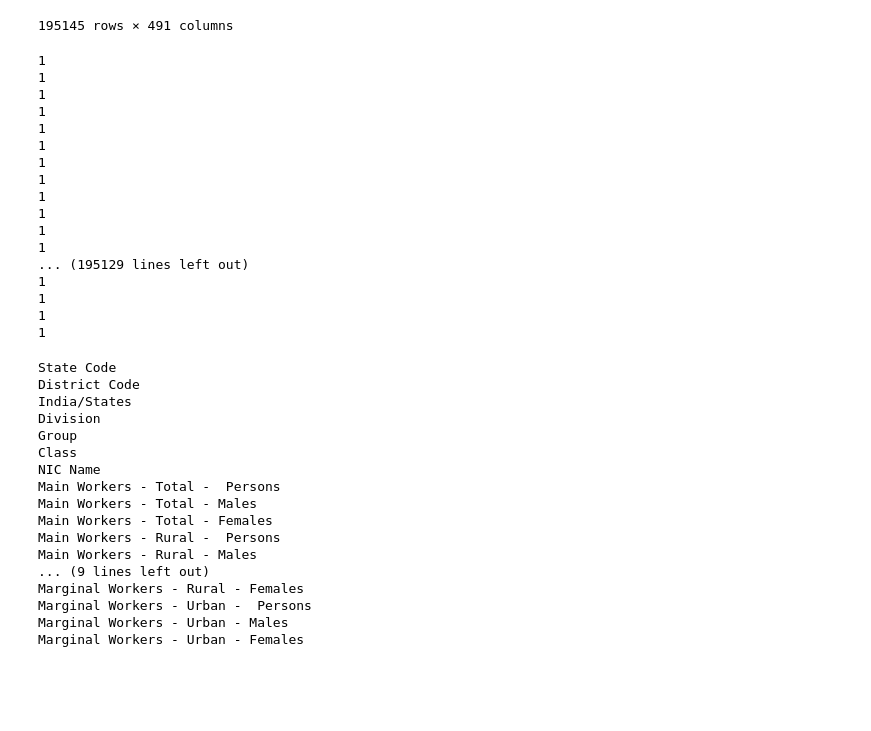
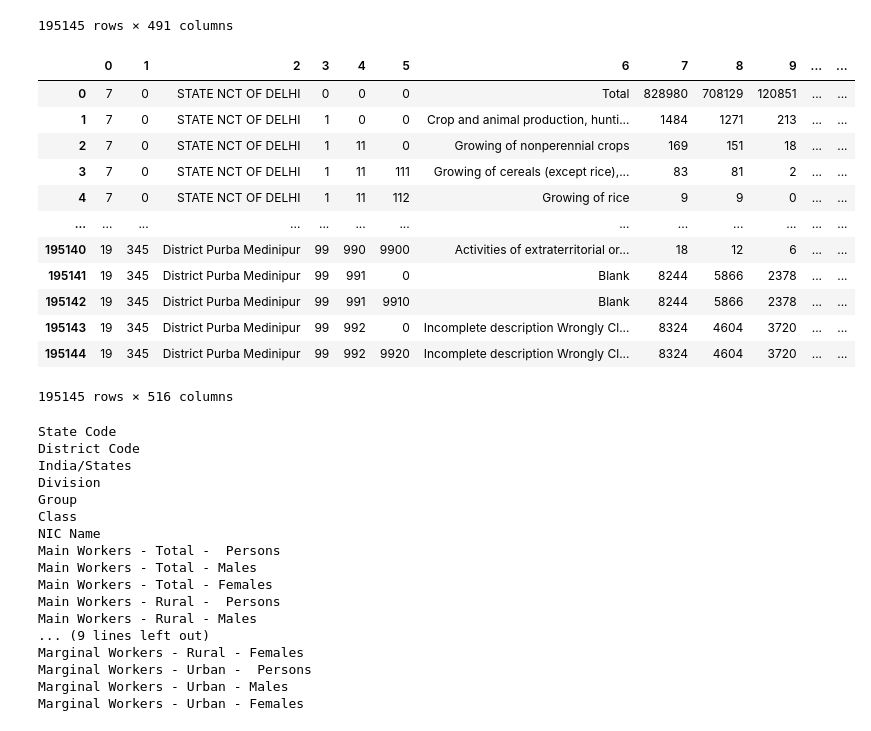
Before and after one commit to sarathifz/CT-project, a Jupyter notebook: final_test1.ipynb, the cells around one changed output. Cells and saved outputs as stored; diff of their text form; code cells hidden in the pictures; blank space fills up the shorter version.

```diff
--- a/final_test1.ipynb
+++ b/final_test1.ipynb
@@ -99,27 +99,23 @@ dummy_df
 | 195143 | 0 | 0 | 0 | 0 | ... |
 | 195144 | 0 | 0 | 0 | 0 | ... |
 195145 rows × 491 columns
-# %%
-for i in df['dummies_S/I']:
-    print(i)
-# %% [output]
-1
-1
-1
-1
-1
-1
-1
-1
-1
-1
-1
-1
-... (195129 lines left out)
-1
-1
-1
-1
+# %%
+df1 = pd.concat([df,dummy_df],ignore_index=True,axis=1)
+df1
+# %% [output]
+|  | 0 | 1 | 2 | 3 | 4 | 5 | 6 | 7 | 8 | 9 | ... | ... |
+| 0 | 7 | 0 | STATE NCT OF DELHI | 0 | 0 | 0 | Total | 828980 | 708129 | 120851 | ... | ... |
+| 1 | 7 | 0 | STATE NCT OF DELHI | 1 | 0 | 0 | Crop and animal production, hunti... | 1484 | 1271 | 213 | ... | ... |
+| 2 | 7 | 0 | STATE NCT OF DELHI | 1 | 11 | 0 | Growing of nonperennial crops | 169 | 151 | 18 | ... | ... |
+| 3 | 7 | 0 | STATE NCT OF DELHI | 1 | 11 | 111 | Growing of cereals (except rice),... | 83 | 81 | 2 | ... | ... |
+| 4 | 7 | 0 | STATE NCT OF DELHI | 1 | 11 | 112 | Growing of rice | 9 | 9 | 0 | ... | ... |
+| ... | ... | ... | ... | ... | ... | ... | ... | ... | ... | ... | ... | ... |
+| 195140 | 19 | 345 | District Purba Medinipur | 99 | 990 | 9900 | Activities of extraterritorial or... | 18 | 12 | 6 | ... | ... |
+| 195141 | 19 | 345 | District Purba Medinipur | 99 | 991 | 0 | Blank | 8244 | 5866 | 2378 | ... | ... |
+| 195142 | 19 | 345 | District Purba Medinipur | 99 | 991 | 9910 | Blank | 8244 | 5866 | 2378 | ... | ... |
+| 195143 | 19 | 345 | District Purba Medinipur | 99 | 992 | 0 | Incomplete description Wrongly Cl... | 8324 | 4604 | 3720 | ... | ... |
+| 195144 | 19 | 345 | District Purba Medinipur | 99 | 992 | 9920 | Incomplete description Wrongly Cl... | 8324 | 4604 | 3720 | ... | ... |
+195145 rows × 516 columns
 # %%
 # df['Main Workers - Total - Persons']
 for i in df:
```
Also changed, not shown: parts of 8 cells of this notebook.
